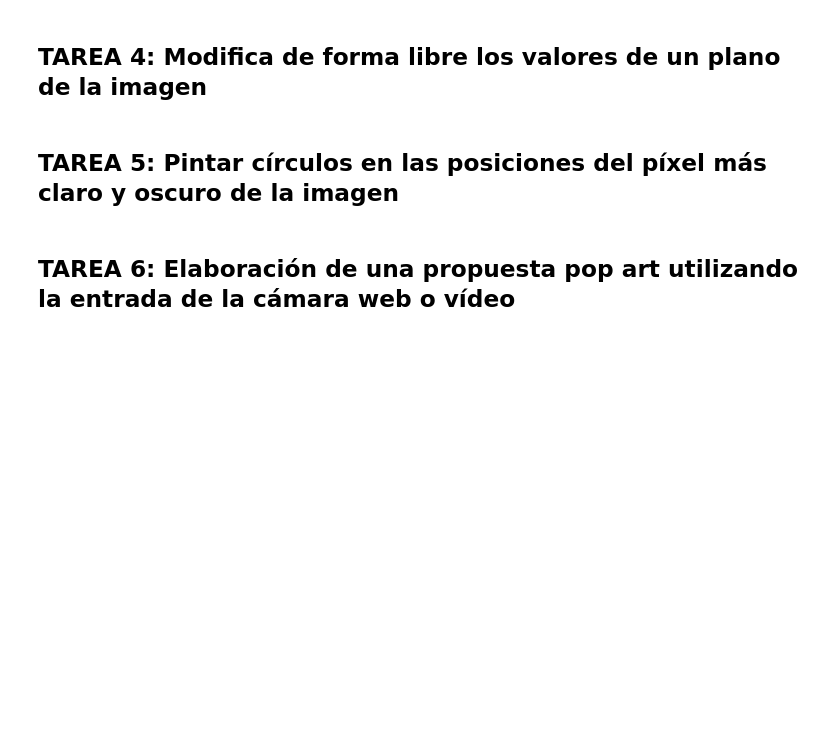
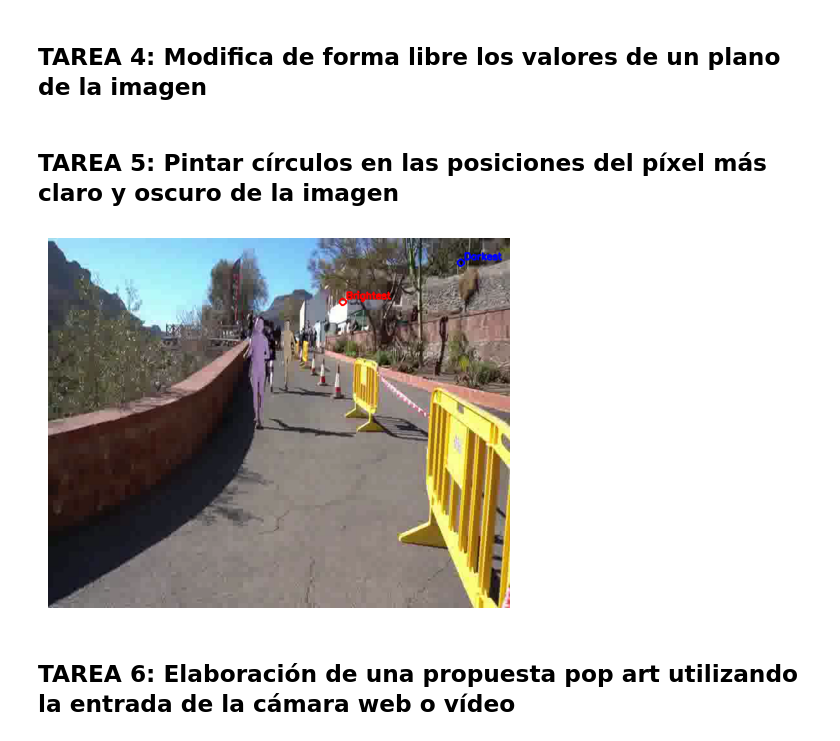
Before and after one commit to gitfrandu4/40982-P1, a Jupyter notebook: VC_P1.ipynb, the cells around one changed output. Saved outputs shown, nothing was run; the diff lists cells and outputs as text; code cells hidden in the pictures; blank space fills up the shorter version.

```diff
--- a/VC_P1.ipynb
+++ b/VC_P1.ipynb
@@ -16,5 +16,48 @@ import matplotlib.pyplot as plt
 ## TAREA 4: Modifica de forma libre los valores de un plano de la imagen
 # %% [markdown]
 ## TAREA 5: Pintar círculos en las posiciones del píxel más claro y oscuro de la imagen
+# %%
+import cv2
+import numpy as np
+import matplotlib.pyplot as plt
+
+# Initialize variables
+vid = cv2.VideoCapture('AyagauresResult.m4v')
+font = cv2.FONT_HERSHEY_SIMPLEX
+initial_frame = None
+
+while(True):
+    ret, frame = vid.read()
+    if ret:
+        # Convert frame to grayscale with shape
+        gray = cv2.cvtColor(frame, cv2.COLOR_BGR2GRAY)
+
+        # Find the darkest and brightest pixels
+        min_val, max_val, min_loc, max_loc = cv2.minMaxLoc(gray)
+
+        # Mark the darkest pixel
+        cv2.circle(frame, min_loc, 5, (255, 0, 0), 2)  # Blue circle
+        cv2.putText(frame, 'Darkest', (min_loc[0] + 5, min_loc[1] - 5), font, 0.5, (255, 0, 0), 2)
+
+        # Mark the brightest pixel
+        cv2.circle(frame, max_loc, 5, (0, 0, 255), 2)  # Red circle
+        cv2.putText(frame, 'Brightest', (max_loc[0] + 5, max_loc[1] - 5), font, 0.5, (0, 0, 255), 2)
+
+        # Display the frame
+        cv2.imshow('Cam', frame)
+
+        if initial_frame is None:
+            plt.imshow(cv2.cvtColor(frame, cv2.COLOR_BGR2RGB))
+            plt.axis('off')
+            plt.show()
+            initial_frame = frame
+
+    if cv2.waitKey(20) == 27:
+        break
+
+vid.release()
+cv2.destroyAllWindows()
+# %% [output]
+[figure, added]
 # %% [markdown]
 ## TAREA 6: Elaboración de una propuesta pop art utilizando la entrada de la cámara web o vídeo
```
